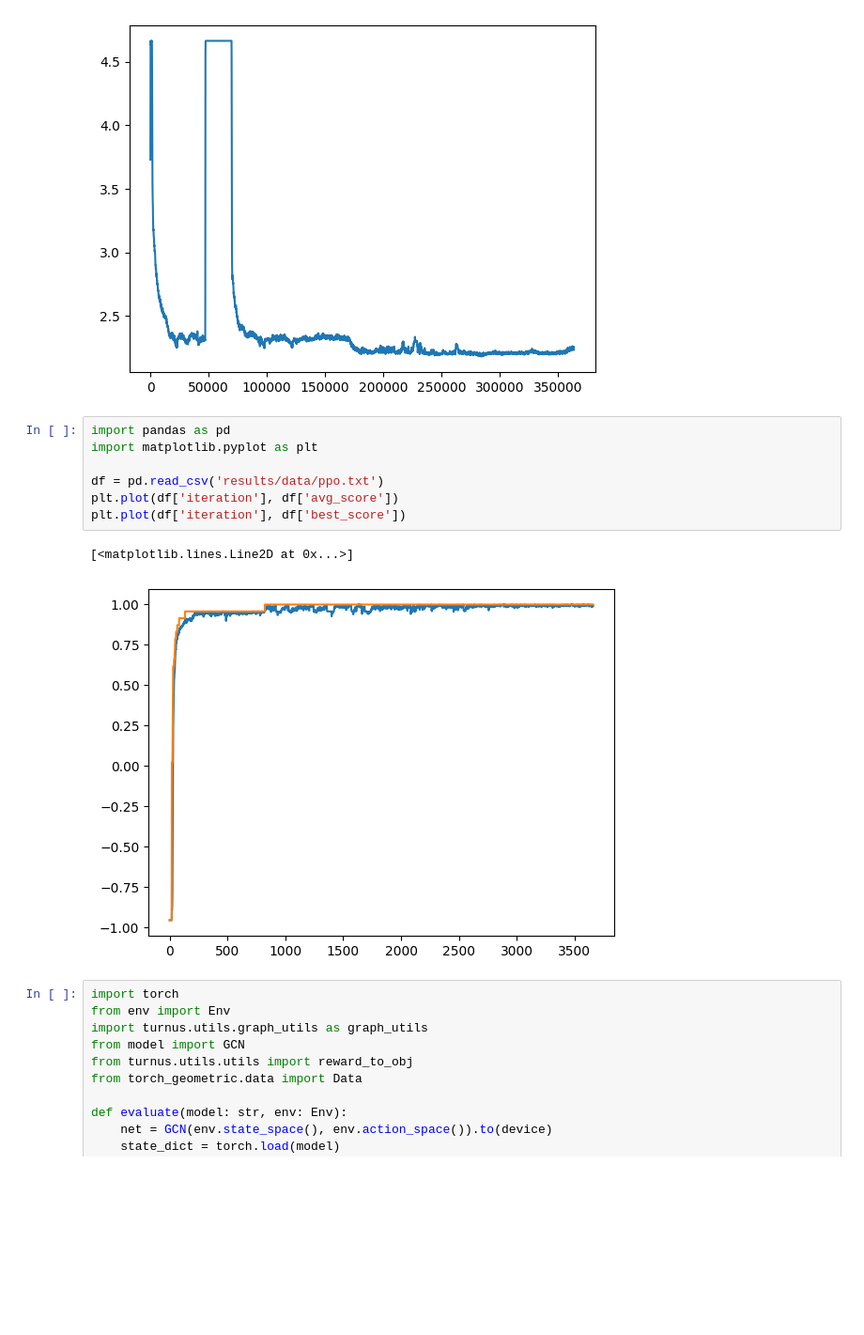
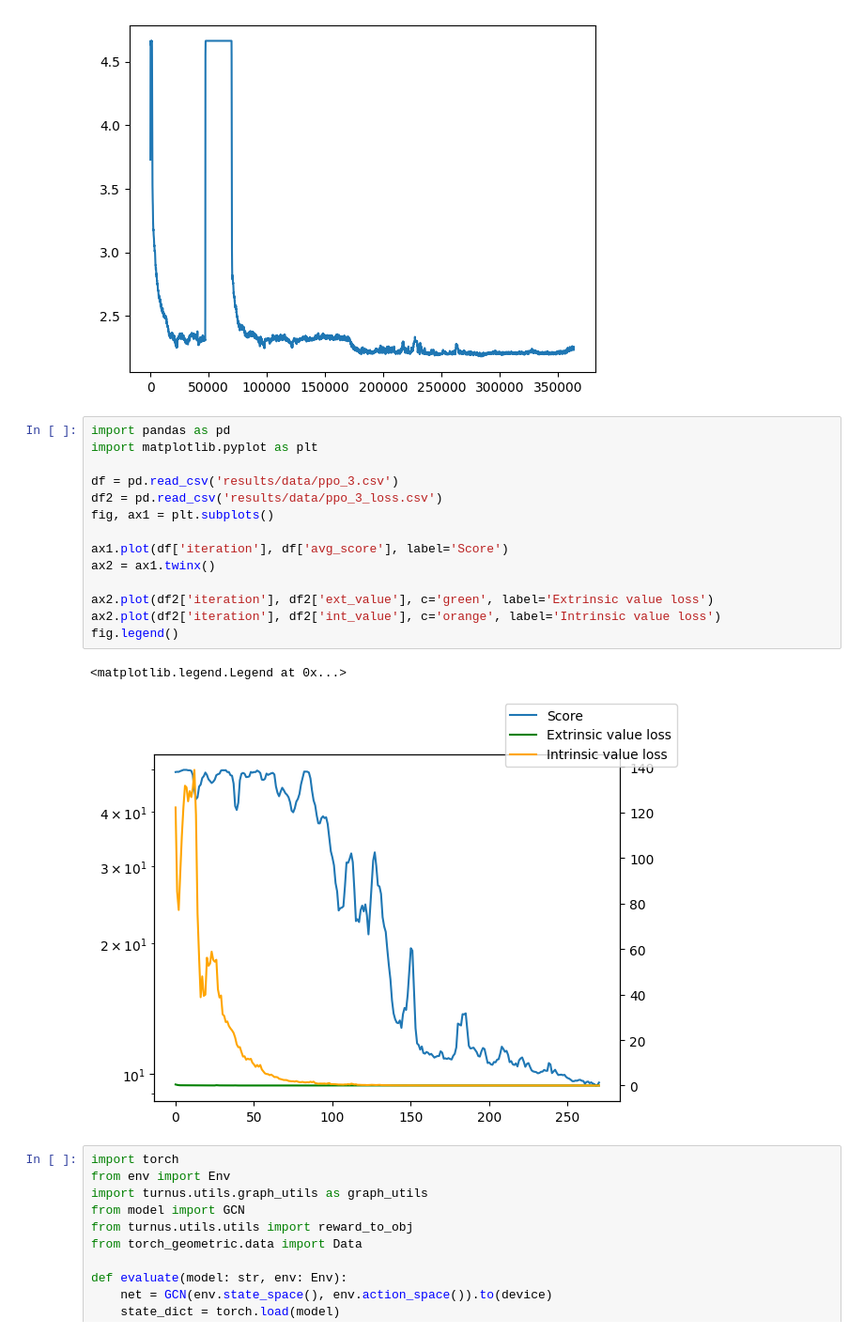
Before and after one commit to Ed-zo/rl-optimization, a Jupyter notebook: turnus/eval.ipynb, the cells around one changed output. Shown at 94% size. Cells and saved outputs as stored; diff of their text form; blank space fills up the shorter version.

```diff
--- a/turnus/eval.ipynb
+++ b/turnus/eval.ipynb
@@ -22,13 +22,20 @@ while True:
 # %%
 import pandas as pd
 import matplotlib.pyplot as plt
 
-df = pd.read_csv('results/data/ppo.txt')
-plt.plot(df['iteration'], df['avg_score'])
-plt.plot(df['iteration'], df['best_score'])
+df = pd.read_csv('results/data/ppo_3.csv')
+df2 = pd.read_csv('results/data/ppo_3_loss.csv')
+fig, ax1 = plt.subplots()
+
+ax1.plot(df['iteration'], df['avg_score'], label='Score')
+ax2 = ax1.twinx()
+
+ax2.plot(df2['iteration'], df2['ext_value'], c='green', label='Extrinsic value loss')
+ax2.plot(df2['iteration'], df2['int_value'], c='orange', label='Intrinsic value loss')
+fig.legend()
 # %% [output]
-[<matplotlib.lines.Line2D at 0x...>]
+<matplotlib.legend.Legend at 0x...>
-[figure, old version]
+[figure, new version]
 # %%
 import torch
 from env import Env
```
Also changed, not shown: 4 other files.
